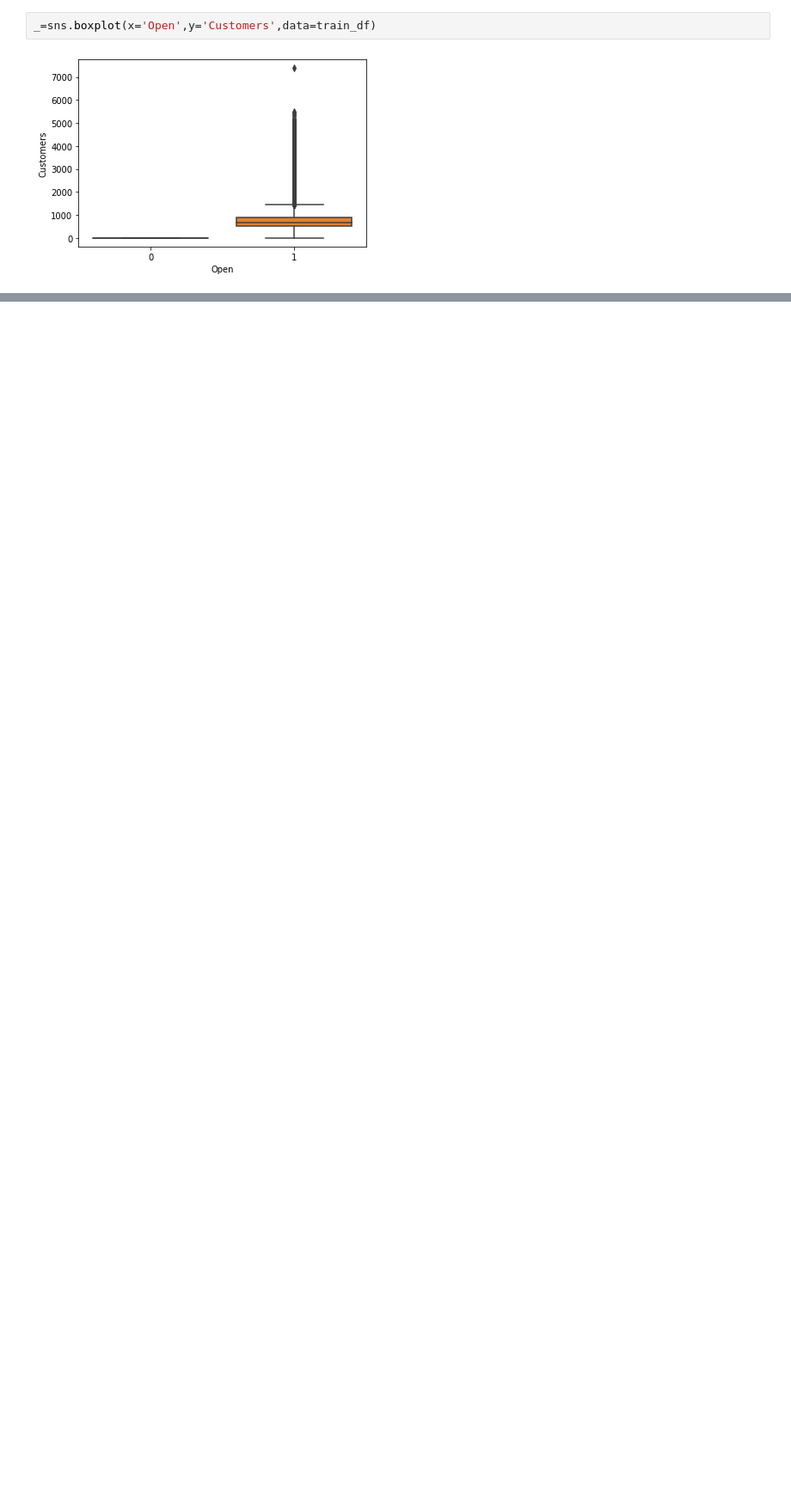
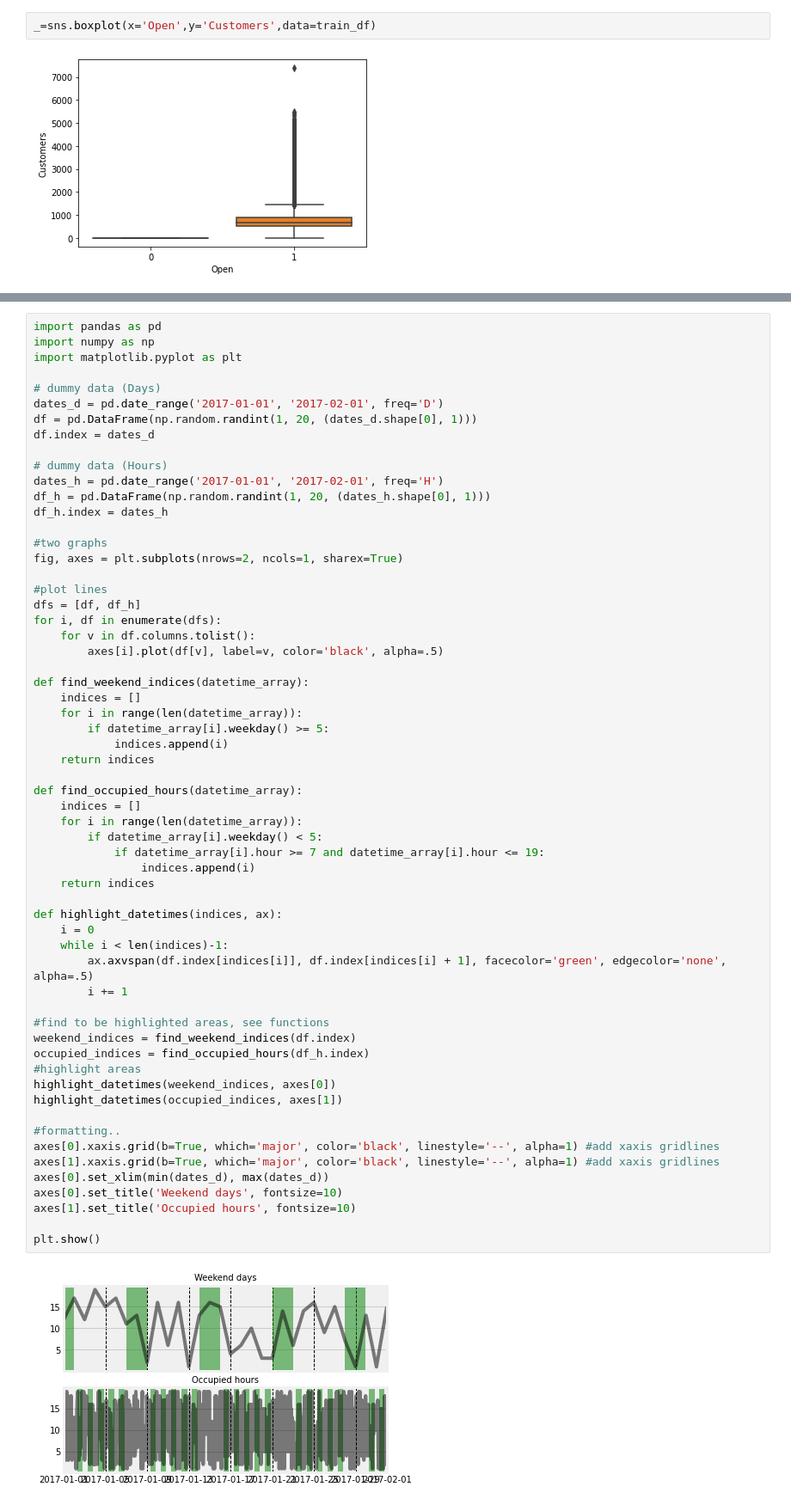
Before and after one commit to fbagire/pharmaceutical_sales_forecast, a Jupyter notebook: notebook/EDA.ipynb, the cells around one changed output, grey strips where cells are left out. Shown at 86% size. Cells and saved outputs as stored; diff of their text form; blank space fills up the shorter version.

```diff
--- a/notebook/EDA.ipynb
+++ b/notebook/EDA.ipynb
@@ -219,2 +253,64 @@ Name: StateHoliday, dtype: int64
+# %%
+import pandas as pd
+import numpy as np
+import matplotlib.pyplot as plt
+
+# dummy data (Days)
+dates_d = pd.date_range('2017-01-01', '2017-02-01', freq='D')
+df = pd.DataFrame(np.random.randint(1, 20, (dates_d.shape[0], 1)))
+df.index = dates_d
+
+# dummy data (Hours)
+dates_h = pd.date_range('2017-01-01', '2017-02-01', freq='H')
+df_h = pd.DataFrame(np.random.randint(1, 20, (dates_h.shape[0], 1)))
+df_h.index = dates_h
+
+#two graphs
+fig, axes = plt.subplots(nrows=2, ncols=1, sharex=True)
+
+#plot lines
+dfs = [df, df_h]
+for i, df in enumerate(dfs):
+    for v in df.columns.tolist():
+        axes[i].plot(df[v], label=v, color='black', alpha=.5)
+
+def find_weekend_indices(datetime_array):
+    indices = []
+    for i in range(len(datetime_array)):
+        if datetime_array[i].weekday() >= 5:
+            indices.append(i)
+    return indices
+
+def find_occupied_hours(datetime_array):
+    indices = []
+    for i in range(len(datetime_array)):
+        if datetime_array[i].weekday() < 5:
+            if datetime_array[i].hour >= 7 and datetime_array[i].hour <= 19:
+                indices.append(i)
+    return indices
+
+def highlight_datetimes(indices, ax):
+    i = 0
+    while i < len(indices)-1:
+        ax.axvspan(df.index[indices[i]], df.index[indices[i] + 1], facecolor='green', edgecolor='none', alpha=.5)
+        i += 1
+
+#find to be highlighted areas, see functions
+weekend_indices = find_weekend_indices(df.index)
+occupied_indices = find_occupied_hours(df_h.index)
+#highlight areas
+highlight_datetimes(weekend_indices, axes[0])
+highlight_datetimes(occupied_indices, axes[1])
+
+#formatting..
+axes[0].xaxis.grid(b=True, which='major', color='black', linestyle='--', alpha=1) #add xaxis gridlines
+axes[1].xaxis.grid(b=True, which='major', color='black', linestyle='--', alpha=1) #add xaxis gridlines
+axes[0].set_xlim(min(dates_d), max(dates_d))
+axes[0].set_title('Weekend days', fontsize=10)
+axes[1].set_title('Occupied hours', fontsize=10)
+
+plt.show()
+# %% [output]
+[figure, added]
 # %%
 # train_df['DayOfWeek'].value_counts()
```
Also changed, not shown: parts of 19 cells of this notebook.
